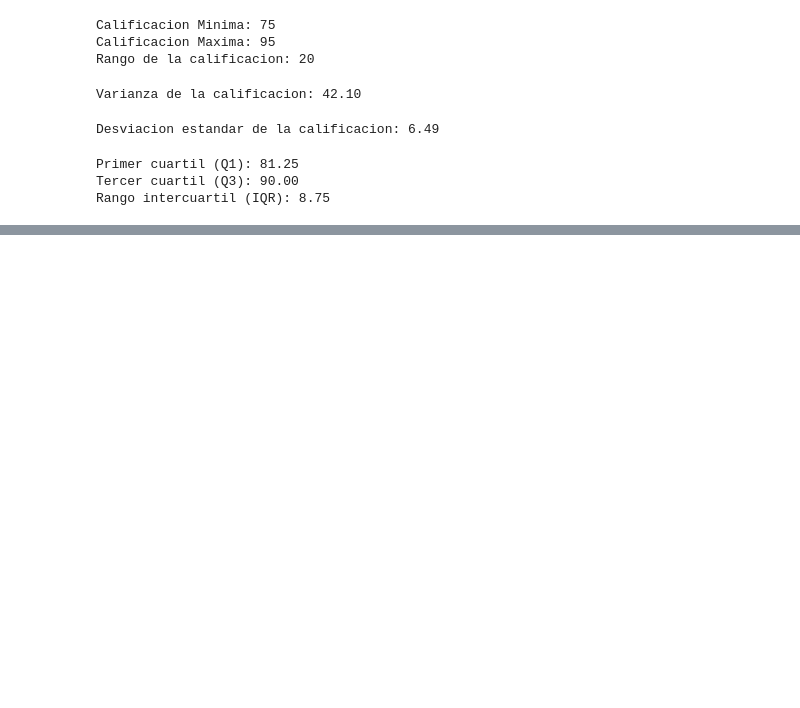
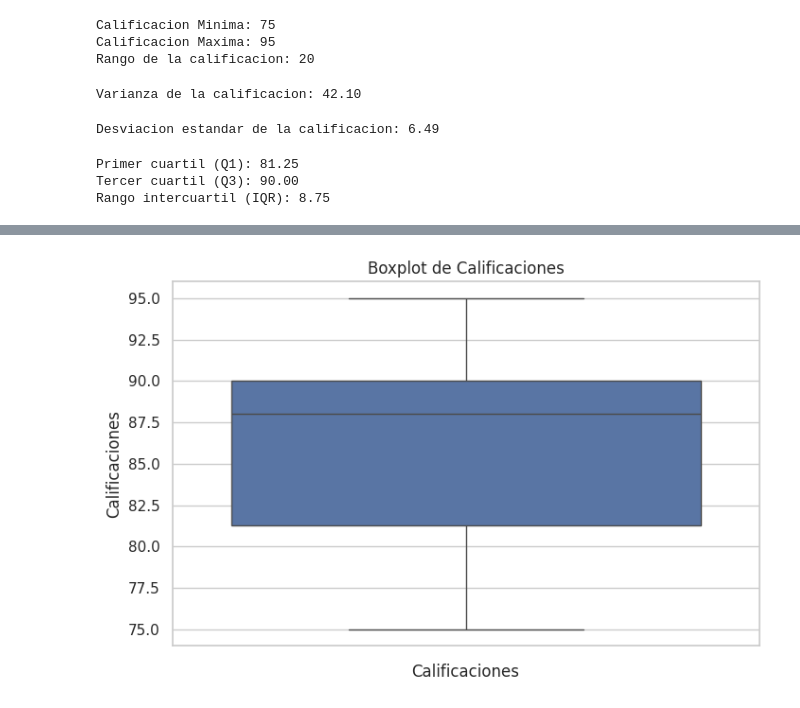
Before and after one commit to brunobobadilla06/Bruno-CienciaDeDatos, a Jupyter notebook: Estadistica_descriptiva.ipynb, the cells around one changed output, grey strips where cells are left out. Drawn from its saved outputs; the diff is of its cells as text; code cells hidden in the pictures; blank space fills up the shorter version.

```diff
--- a/Estadistica_descriptiva.ipynb
+++ b/Estadistica_descriptiva.ipynb
@@ -136,0 +158,15 @@ uenas
+# %%
+# Boxplot de calificaciones
+plt.figure(figsize=(8, 5))
+sns.boxplot(data=df_estudiantes, y='Calificaciones')
+plt.title('Boxplot de Calificaciones')
+plt.xlabel('Calificaciones')
+plt.show()
+#
+# Observaciones del boxplot
+# La linea central(mediana) esta cerca de 87
+# La caja de (IQR) va aproximadamente de 82 a 90
+# Los bigotes muestran el rango general de los datos tipicos
+# No aparecen outliers puentos fuera de los bigotes  en este dataset
+# %% [output]
+[figure, added]
```
Also changed, not shown: parts of 5 cells of this notebook.
